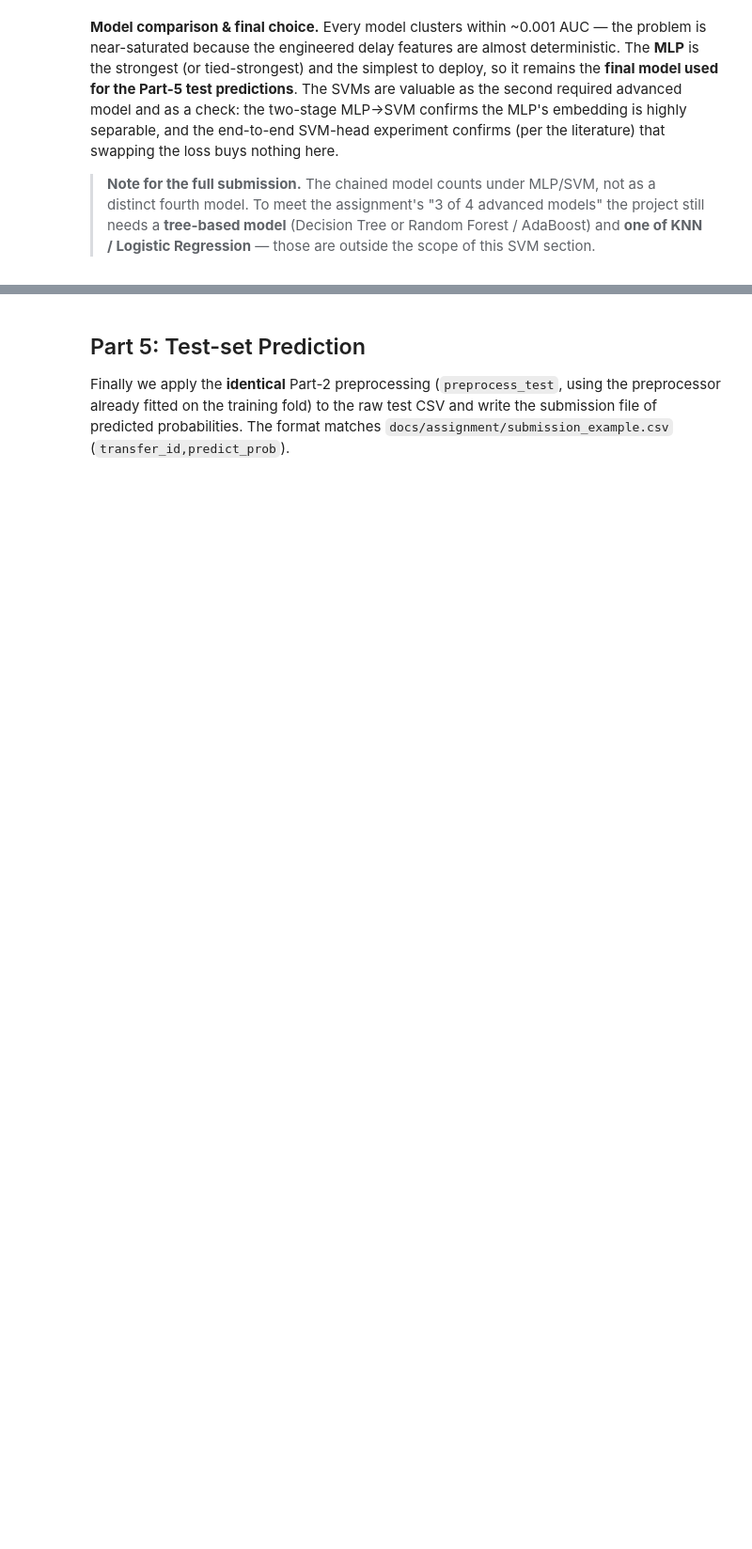
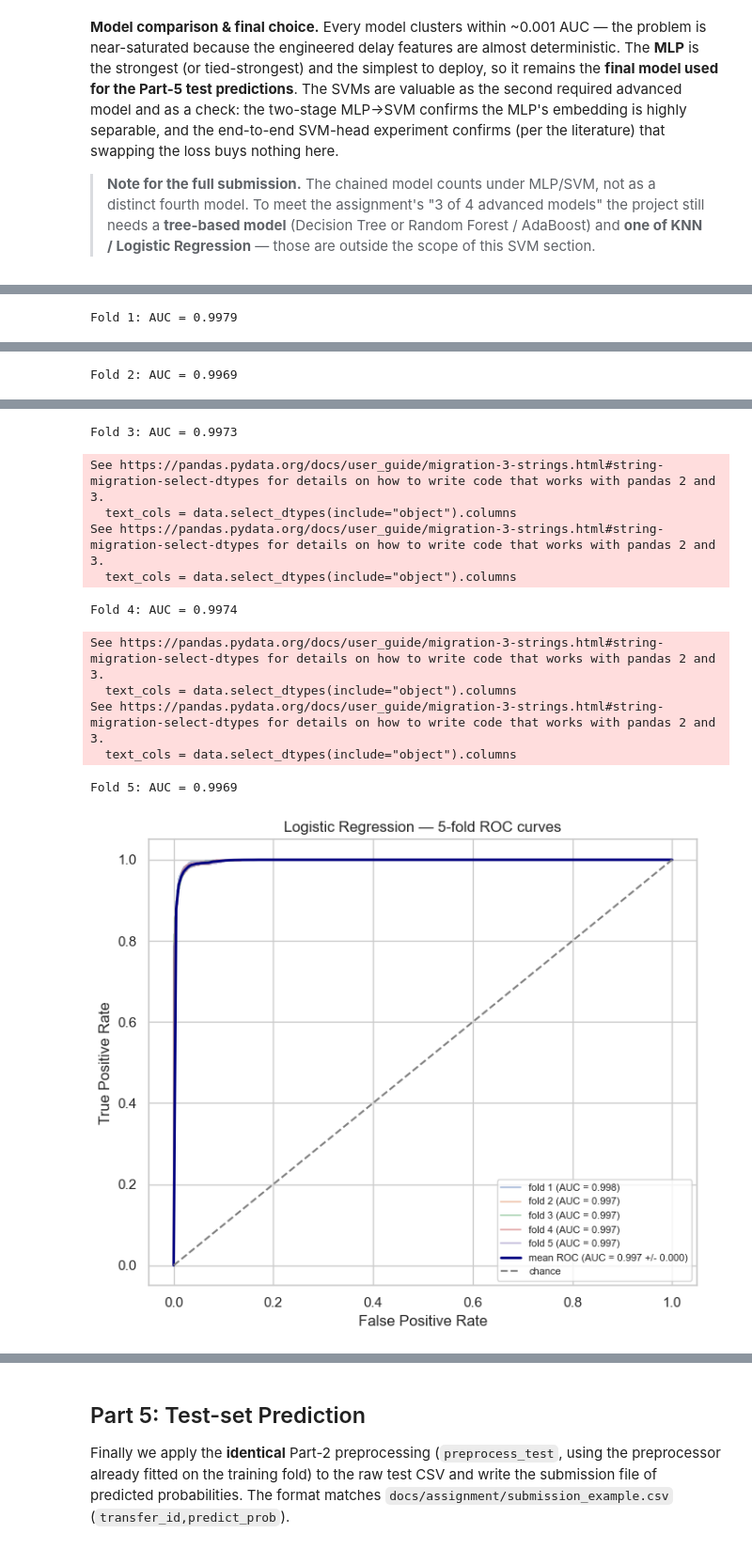
Before and after one commit to tomerbd007/LogisticsTransferPrediction, a Jupyter notebook: main.ipynb, the cells around one changed output, grey strips where cells are left out. Shown at 94% size. Drawn from its saved outputs; the diff is of its cells as text; code cells hidden in the pictures; blank space fills up the shorter version.

```diff
--- a/main.ipynb
+++ b/main.ipynb
@@ -2316,0 +2598,66 @@ SVM-head experiment confirms (per the literature) that swapping the loss buys no
+# %%
+# Stratified 5-fold CV on the raw training data
+skf_lr = StratifiedKFold(n_splits=5, shuffle=True, random_state=RANDOM_STATE)
+X_raw_idx_lr = X_raw.reset_index(drop=True)
+y_idx_lr = y.reset_index(drop=True)
+
+mean_fpr_lr = np.linspace(0, 1, 200)
+tprs_lr, fold_aucs_lr = [], []
+
+plt.figure(figsize=(7, 6))
+
+for fold, (tr_idx, va_idx) in enumerate(skf_lr.split(X_raw_idx_lr, y_idx_lr), start=1):
+    # Engineer + preprocess, fitting only on this fold's training rows
+    Xtr = engineer_features(X_raw_idx_lr.iloc[tr_idx])
+    Xva = engineer_features(X_raw_idx_lr.iloc[va_idx])
+    ytr, yva = y_idx_lr.iloc[tr_idx], y_idx_lr.iloc[va_idx]
+
+    pre = build_preprocessor(IMPUTE_METHOD)
+    Xtr_p = pre.fit_transform(Xtr, ytr)
+    Xva_p = pre.transform(Xva)
+
+
+    clf_k = LogisticRegression(
+        C=best_C,
+        solver="lbfgs",
+        class_weight="balanced",
+        max_iter=2000,
+        random_state=RANDOM_STATE
+    )
+
+    clf_k.fit(Xtr_p, ytr)
+    proba_k = clf_k.predict_proba(Xva_p)[:, 1]
+
+    auc_k = roc_auc_score(yva, proba_k)
+    fold_aucs_lr.append(auc_k)
+
+    fpr, tpr, _ = roc_curve(yva, proba_k)
+    interp_tpr = np.interp(mean_fpr_lr, fpr, tpr)
+    interp_tpr[0] = 0.0
+    tprs_lr.append(interp_tpr)
+
+    plt.plot(fpr, tpr, alpha=0.4, label=f"fold {fold} (AUC = {auc_k:.3f})")
+    print(f"Fold {fold}: AUC = {auc_k:.4f}")
+
+mean_tpr_lr = np.mean(tprs_lr, axis=0)
+mean_tpr_lr[-1] = 1.0
+
+mean_auc_lr = np.mean(fold_aucs_lr)
+std_auc_lr = np.std(fold_aucs_lr)
+
+plt.plot(
+    mean_fpr_lr,
+    mean_tpr_lr,
+    color="navy",
+    lw=2,
+    label=f"mean ROC (AUC = {mean_auc_lr:.3f} +/- {std_auc_lr:.3f})"
+)
+
+plt.plot([0, 1], [0, 1], "--", color="grey", label="chance")
+plt.xlabel("False Positive Rate")
+plt.ylabel("True Positive Rate")
+plt.title("Logistic Regression — 5-fold ROC curves")
+plt.legend(loc="lower right", fontsize=8)
+plt.tight_layout()
+plt.show()
+# %% [output]
@@ -2316,0 +2668 @@ SVM-head experiment confirms (per the literature) that swapping the loss buys no
+Fold 1: AUC = 0.9979
@@ -2316,0 +2673 @@ SVM-head experiment confirms (per the literature) that swapping the loss buys no
+Fold 2: AUC = 0.9969
@@ -2316,0 +2678,12 @@ SVM-head experiment confirms (per the literature) that swapping the loss buys no
+Fold 3: AUC = 0.9973
+See https://pandas.pydata.org/docs/user_guide/migration-3-strings.html#string-migration-select-dtypes for details on how to write code that works with pandas 2 and 3.
+  text_cols = data.select_dtypes(include="object").columns
+See https://pandas.pydata.org/docs/user_guide/migration-3-strings.html#string-migration-select-dtypes for details on how to write code that works with pandas 2 and 3.
+  text_cols = data.select_dtypes(include="object").columns
+Fold 4: AUC = 0.9974
+See https://pandas.pydata.org/docs/user_guide/migration-3-strings.html#string-migration-select-dtypes for details on how to write code that works with pandas 2 and 3.
+  text_cols = data.select_dtypes(include="object").columns
+See https://pandas.pydata.org/docs/user_guide/migration-3-strings.html#string-migration-select-dtypes for details on how to write code that works with pandas 2 and 3.
+  text_cols = data.select_dtypes(include="object").columns
+Fold 5: AUC = 0.9969
+[figure, added]
```
Also changed, not shown: parts of 33 cells of this notebook.
